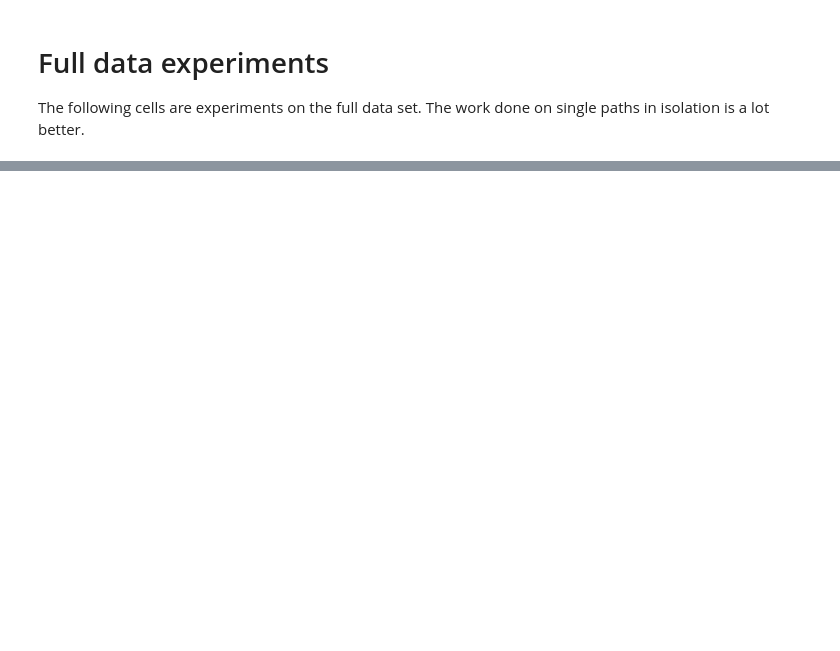
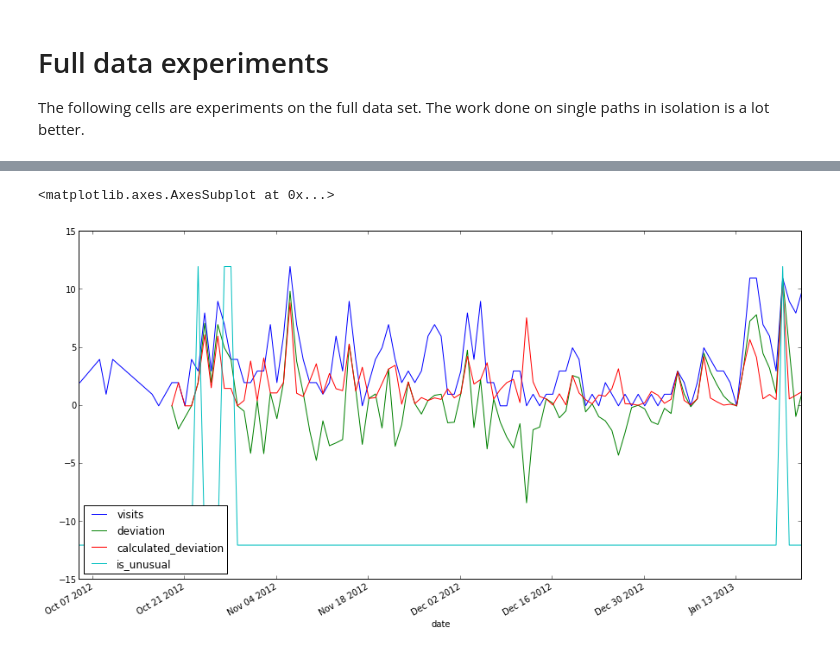
Before and after one commit to robyoung/dora, a Jupyter notebook: notebooks/Visits per piece of content.ipynb, the cells around one changed output, grey strips where cells are left out. Saved outputs shown, nothing was run; the diff lists cells and outputs as text; code cells hidden in the pictures; blank space fills up the shorter version.

```diff
--- a/notebooks/Visits per piece of content.ipynb
+++ b/notebooks/Visits per piece of content.ipynb
@@ -108,7 +111,7 @@ def add_averages(frame, column):
     """
     frame = frame.reset_index()
     def grouper(group):
-        group["week_average"] = pd.ewma(group[column], com=0.4)
+        group["week_average"] = pd.ewma(group[column], span=5)
 
         return group
     frame = frame.groupby("day_of_week").apply(grouper)
@@ -131,7 +134,7 @@ def add_standard_deviations(frame, column):
     """
     frame = frame.reset_index()
     def grouper(group):
-        group["week_std"] = pd.ewmstd(group[column], com=0.4)
+        group["week_std"] = pd.ewmstd(group[column], span=5)
 
         return group
     frame = frame.groupby("day_of_week").apply(grouper)
@@ -155,7 +158,6 @@ def calculate_deviation(frame, column, alpha=0.4):
     column: The column name to add the deviations to.
     """
     frame["deviation"] = frame[column] - frame.week_average_shifted
-    frame["deviation_average"] = pd.rolling_min(pd.ewma(frame.deviation, span=2), 3)
     frame = frame.set_index("date")
     frame["deviation_average_shifted"] = frame.shift(1).deviation
     frame = frame.reset_index()
@@ -165,10 +167,27 @@ def calculate_deviation(frame, column, alpha=0.4):
              np.sign(frame.deviation) * (frame.deviation - frame.deviation_average_shifted * alpha),
              frame.deviation
              ))
-    del frame["deviation_average"], frame["deviation_average_shifted"]
+    del frame["deviation_average_shifted"]
     frame["z_score"] = frame["calculated_deviation"] / frame["max_std"]
     frame["is_unusual"] = np.where(
-            frame["z_score"]>5,
+            frame["z_score"]>3,
             frame[column].max(),
             0-frame[column].max())
     return frame
+
+def calculate_and_draw(full_data, path, column):
+    single_path = full_data.set_index(["path"]).ix[path].reset_index().set_index(["date"])
+    single_path.asfreq("D")
+    del single_path["path"]
+    single_path = single_path.reset_index()
+    single_path["day_of_week"] = single_path["date"].apply(lambda item: item.weekday())
+
+    single_path = add_averages(single_path, column)
+    single_path = add_standard_deviations(single_path, column)
+    single_path = calculate_deviation(single_path, column, alpha=0.65)
+
+    # Plot that shizzle
+
+    single_path.set_index("date")[[column, "deviation", "calculated_deviation", "max_std", "is_unusual"]].plot(figsize=(15, 8), title="%s - %s" % (path, column))
+
+    print single_path[single_path["is_unusual"] > 0][["date", column, "deviation", "calculated_deviation", "max_std"]]
@@ -200,0 +243,3 @@ full_data["day_of_week"] = full_data["date"].apply(lambda item: item.weekday())
+# %%
+full_data = full_data.reset_index()
+full_data.head()
@@ -200,0 +253,13 @@ full_data["day_of_week"] = full_data["date"].apply(lambda item: item.weekday())
+# %%
+def path_grouped(group):
+    group = add_averages(group, "visits")
+    group = add_standard_deviations(group, "visits")
+    group = calculate_deviation(group, "visits", alpha=0.5)
+
+    return group
+full_data = full_data.groupby("path").apply(path_grouped)
+# %%
+full_data[full_data["path"] == "/acas"][["visits", "deviation", "calculated_deviation", "is_unusual"]].plot(figsize=(15, 8))
+# %% [output]
+<matplotlib.axes.AxesSubplot at 0x...>
+[figure, added]
```
Also changed, not shown: parts of 6 cells of this notebook.
